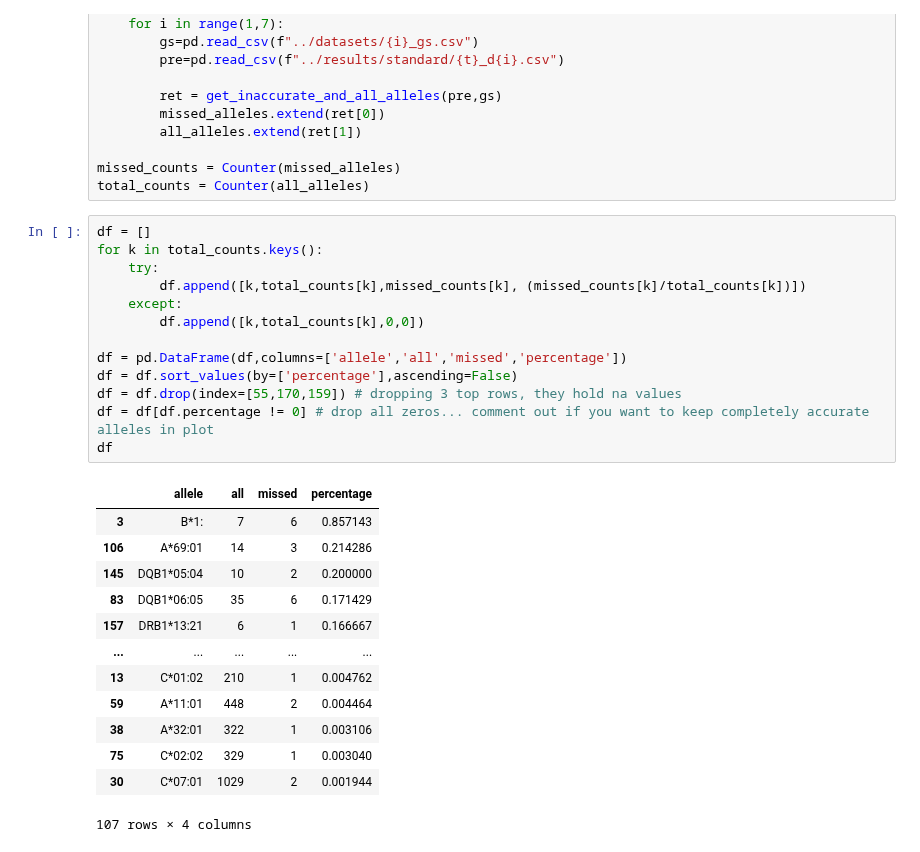
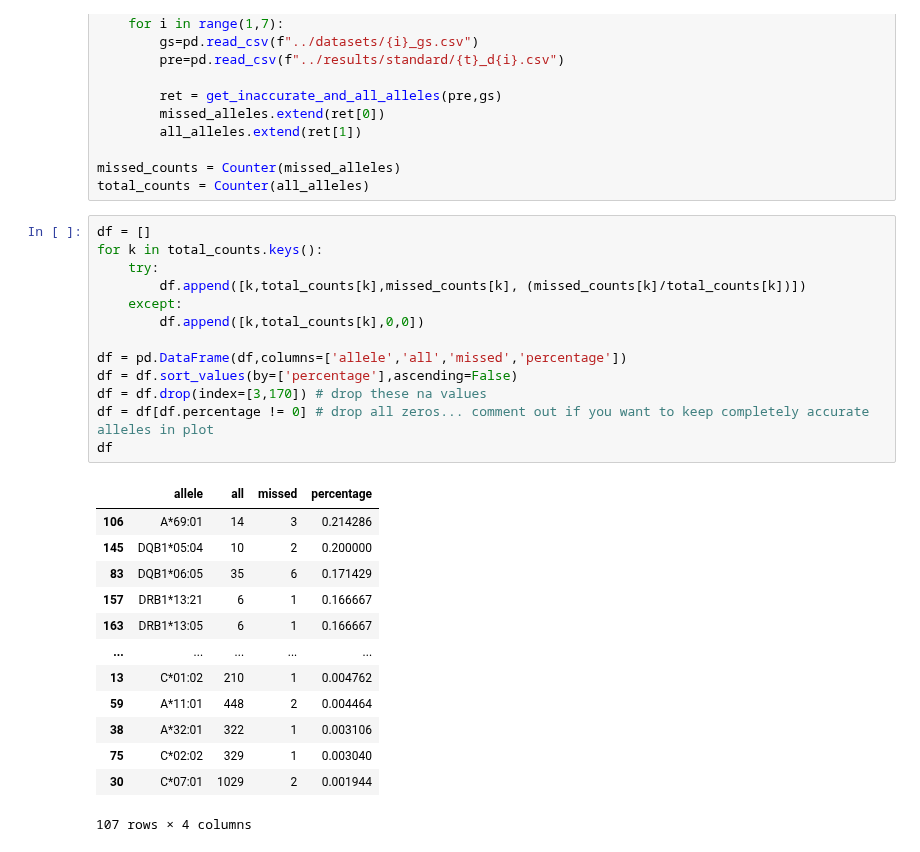
Before and after one commit to ydottie/hlaproject, a Jupyter notebook: notebooks/misreads_alleles.ipynb, the cells around one changed output. Cells and saved outputs as stored; diff of their text form.

```diff
--- a/notebooks/misreads_alleles.ipynb
+++ b/notebooks/misreads_alleles.ipynb
@@ -27,23 +27,23 @@ total_counts = Counter(all_alleles)
 # %%
 df = []
 for k in total_counts.keys():
     try:
         df.append([k,total_counts[k],missed_counts[k], (missed_counts[k]/total_counts[k])])
     except:
         df.append([k,total_counts[k],0,0])
 
 df = pd.DataFrame(df,columns=['allele','all','missed','percentage'])
 df = df.sort_values(by=['percentage'],ascending=False)
-df = df.drop(index=[55,170,159]) # dropping 3 top rows, they hold na values
+df = df.drop(index=[3,170]) # drop these na values
 df = df[df.percentage != 0] # drop all zeros... comment out if you want to keep completely accurate alleles in plot
 df
 # %% [output]
 |  | allele | all | missed | percentage |
-| 3 | B*1: | 7 | 6 | 0.857143 |
 | 106 | A*69:01 | 14 | 3 | 0.214286 |
 | 145 | DQB1*05:04 | 10 | 2 | 0.200000 |
 | 83 | DQB1*06:05 | 35 | 6 | 0.171429 |
 | 157 | DRB1*13:21 | 6 | 1 | 0.166667 |
+| 163 | DRB1*13:05 | 6 | 1 | 0.166667 |
 | ... | ... | ... | ... | ... |
 | 13 | C*01:02 | 210 | 1 | 0.004762 |
 | 59 | A*11:01 | 448 | 2 | 0.004464 |
```
Also changed, not shown: parts of 2 cells of this notebook.
